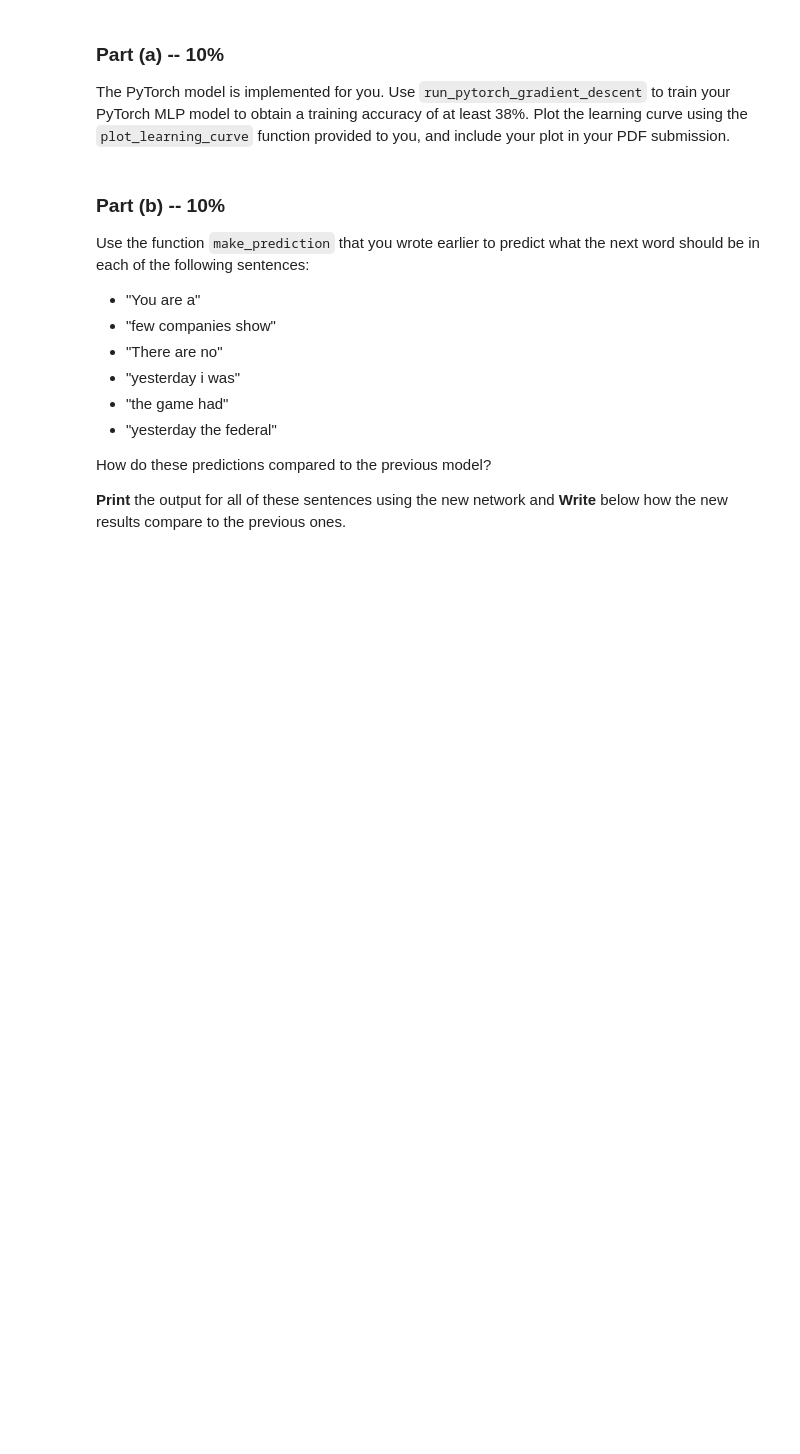
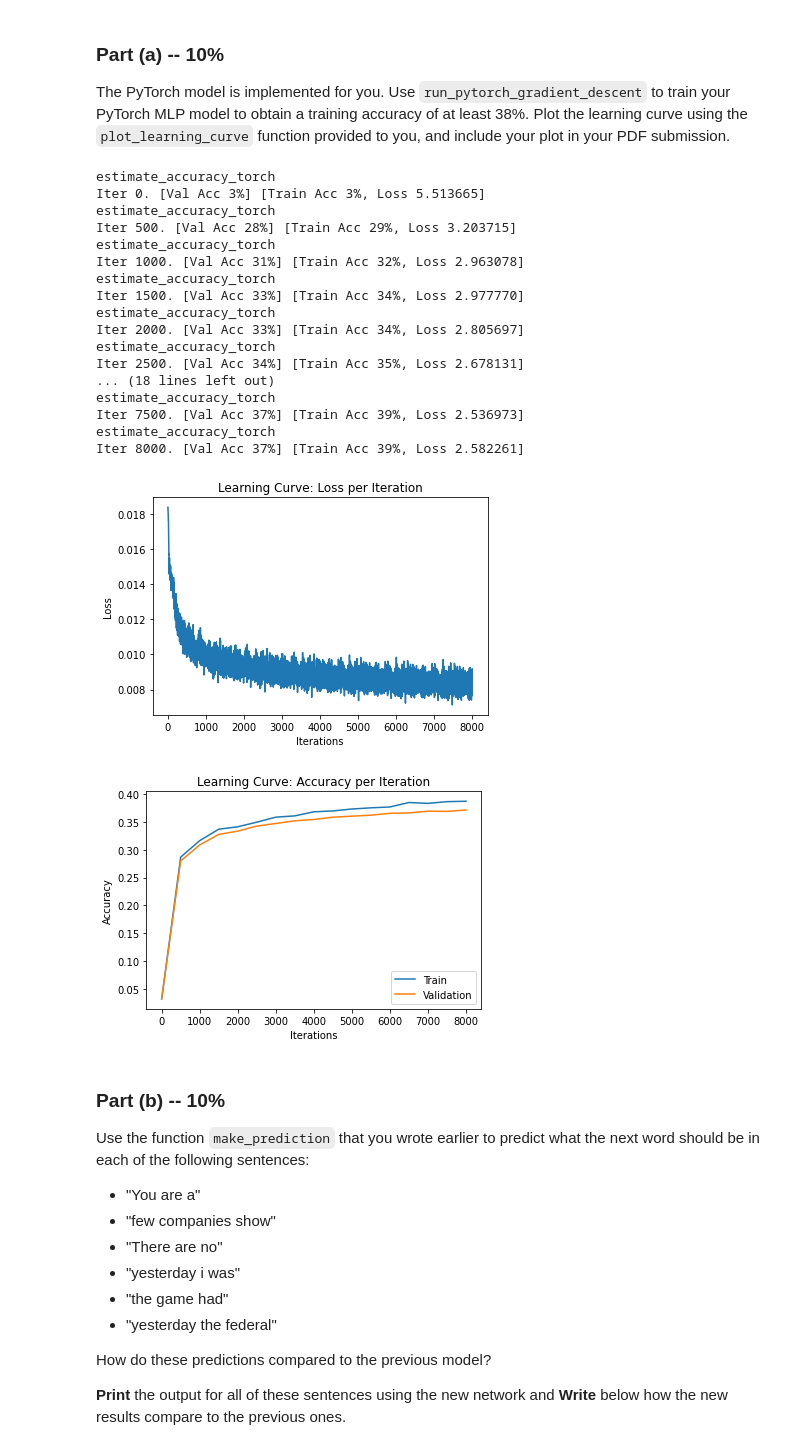
Before and after one commit to alexfok/IntroDeepLearning2022, a Jupyter notebook: Assignment2.ipynb, the cells around one changed output. Saved outputs shown, nothing was run; the diff lists cells and outputs as text; code cells hidden in the pictures; blank space fills up the shorter version.

```diff
--- a/Assignment2.ipynb
+++ b/Assignment2.ipynb
@@ -658,25 +634,50 @@ to you, and include your plot in your PDF submission.
 # %%
 class PyTorchWordEmb(nn.Module):
     def __init__(self, emb_size=100, num_hidden=300, vocab_size=250):
         super(PyTorchWordEmb, self).__init__()
         self.word_emb_layer = nn.Linear(vocab_size, emb_size, bias=False)
         self.fc_layer1 = nn.Linear(emb_size * 3, num_hidden)
         self.fc_layer2 = nn.Linear(num_hidden, 250)
         self.num_hidden = num_hidden
         self.emb_size = emb_size
     def forward(self, inp):
         embeddings = torch.relu(self.word_emb_layer(inp))
         embeddings = embeddings.reshape([-1, self.emb_size * 3])
         hidden = torch.relu(self.fc_layer1(embeddings))
         return self.fc_layer2(hidden)
 
-# pytorch_wordemb= PyTorchWordEmb()
+pytorch_wordemb= PyTorchWordEmb()
+checkpoint_path = '/content/gdrive/My Drive/IntroDeepLearning2022Data/mlp/ckpt-{}.pk'
+result = run_pytorch_gradient_descent(pytorch_wordemb,
+                                 train_data=train4grams,
+                                 validation_data=valid4grams,
+                                 batch_size=300,
+                                 learning_rate=0.001,
+                                 weight_decay=0,
+                                 max_iters=8000,
+                                 checkpoint_path=checkpoint_path)
 
-# result = run_pytorch_gradient_descent(pytorch_wordemb,
-#                                       max_iters=20000,
-#                                       ...)
-
-# plot_learning_curve(*result)
+plot_learning_curve(*result)
+# %% [output]
+estimate_accuracy_torch
+Iter 0. [Val Acc 3%] [Train Acc 3%, Loss 5.513665]
+estimate_accuracy_torch
+Iter 500. [Val Acc 28%] [Train Acc 29%, Loss 3.203715]
+estimate_accuracy_torch
+Iter 1000. [Val Acc 31%] [Train Acc 32%, Loss 2.963078]
+estimate_accuracy_torch
+Iter 1500. [Val Acc 33%] [Train Acc 34%, Loss 2.977770]
+estimate_accuracy_torch
+Iter 2000. [Val Acc 33%] [Train Acc 34%, Loss 2.805697]
+estimate_accuracy_torch
+Iter 2500. [Val Acc 34%] [Train Acc 35%, Loss 2.678131]
+... (18 lines left out)
+estimate_accuracy_torch
+Iter 7500. [Val Acc 37%] [Train Acc 39%, Loss 2.536973]
+estimate_accuracy_torch
+Iter 8000. [Val Acc 37%] [Train Acc 39%, Loss 2.582261]
+[figure, added]
+[figure, added]
 # %% [markdown]
 ### Part (b) -- 10%
 
```
Also changed, not shown: parts of 12 cells of this notebook.
